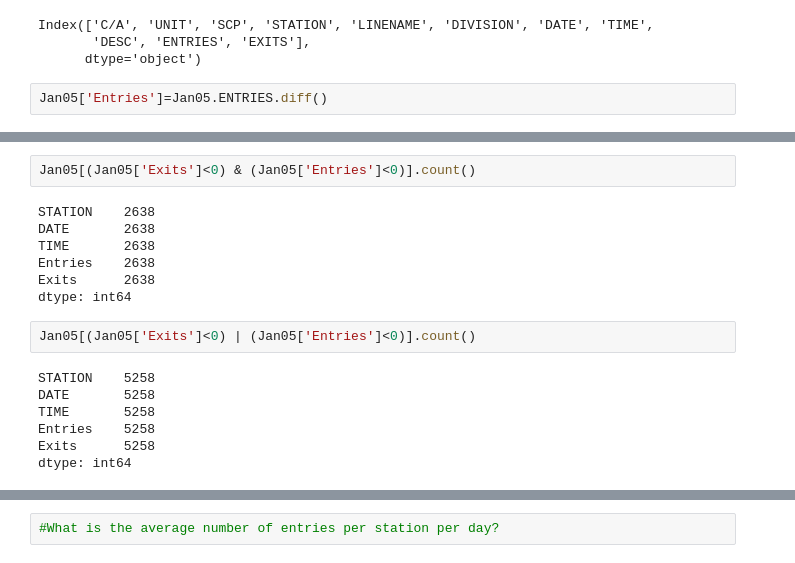
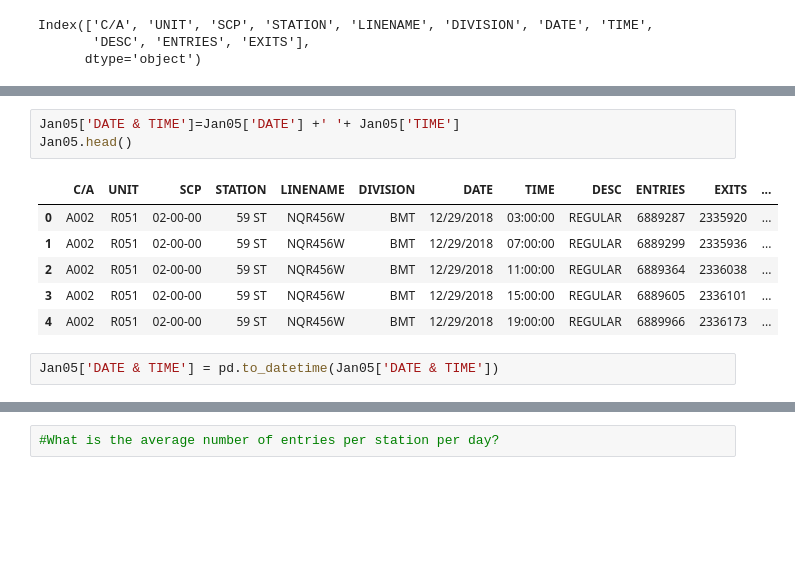
Before and after one commit to kessiezhang/NYC-Subway-Entrance-EDA, a Jupyter notebook: Project1 EDA.ipynb, the cells around one changed output, grey strips where cells are left out. Drawn from its saved outputs; the diff is of its cells as text; blank space fills up the shorter version.

```diff
--- a/Project1 EDA.ipynb
+++ b/Project1 EDA.ipynb
@@ -27,5 +85,3 @@ Jan05.columns
 Index(['C/A', 'UNIT', 'SCP', 'STATION', 'LINENAME', 'DIVISION', 'DATE', 'TIME',
        'DESC', 'ENTRIES', 'EXITS'],
       dtype='object')
-# %%
-Jan05['Entries']=Jan05.ENTRIES.diff()
@@ -54,20 +88,14 @@ dtype: int64
-# %%
-Jan05[(Jan05['Exits']<0) & (Jan05['Entries']<0)].count()
-# %% [output]
-STATION    2638
-DATE       2638
-TIME       2638
-Entries    2638
-Exits      2638
-dtype: int64
-# %%
-Jan05[(Jan05['Exits']<0) | (Jan05['Entries']<0)].count()
-# %% [output]
-STATION    5258
-DATE       5258
-TIME       5258
-Entries    5258
-Exits      5258
-dtype: int64
+# %%
+Jan05['DATE & TIME']=Jan05['DATE'] +' '+ Jan05['TIME']
+Jan05.head()
+# %% [output]
+|  | C/A | UNIT | SCP | STATION | LINENAME | DIVISION | DATE | TIME | DESC | ENTRIES | EXITS | ... |
+| 0 | A002 | R051 | 02-00-00 | 59 ST | NQR456W | BMT | 12/29/2018 | 03:00:00 | REGULAR | 6889287 | 2335920 | ... |
+| 1 | A002 | R051 | 02-00-00 | 59 ST | NQR456W | BMT | 12/29/2018 | 07:00:00 | REGULAR | 6889299 | 2335936 | ... |
+| 2 | A002 | R051 | 02-00-00 | 59 ST | NQR456W | BMT | 12/29/2018 | 11:00:00 | REGULAR | 6889364 | 2336038 | ... |
+| 3 | A002 | R051 | 02-00-00 | 59 ST | NQR456W | BMT | 12/29/2018 | 15:00:00 | REGULAR | 6889605 | 2336101 | ... |
+| 4 | A002 | R051 | 02-00-00 | 59 ST | NQR456W | BMT | 12/29/2018 | 19:00:00 | REGULAR | 6889966 | 2336173 | ... |
+# %%
+Jan05['DATE & TIME'] = pd.to_datetime(Jan05['DATE & TIME'])
 # %%
 Jan05.info()
```
Also changed, not shown: parts of 36 cells of this notebook.
